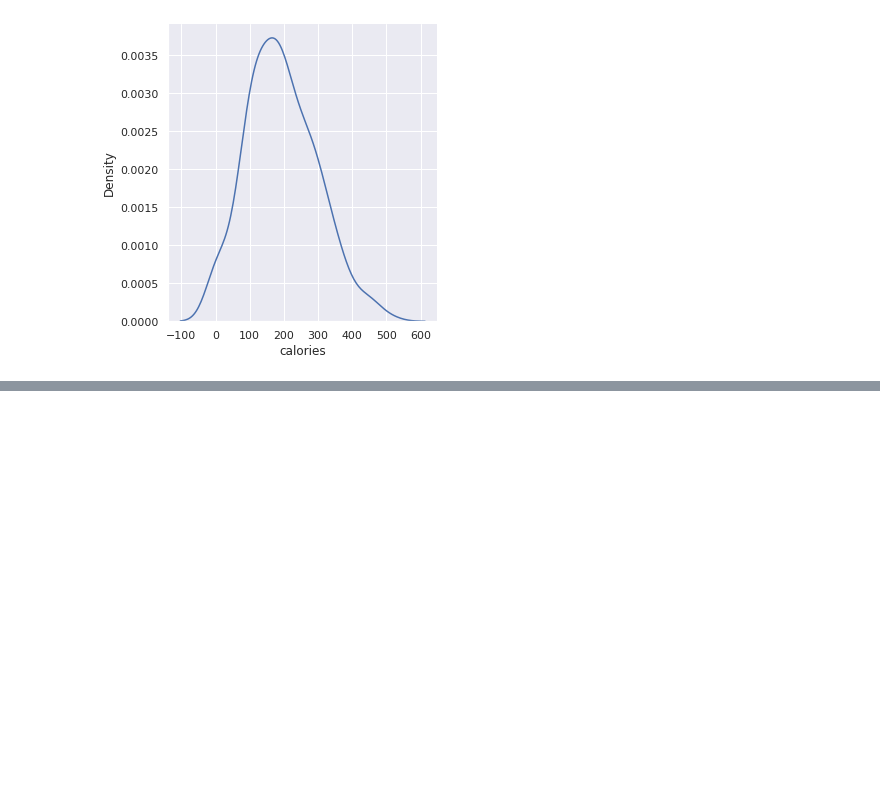
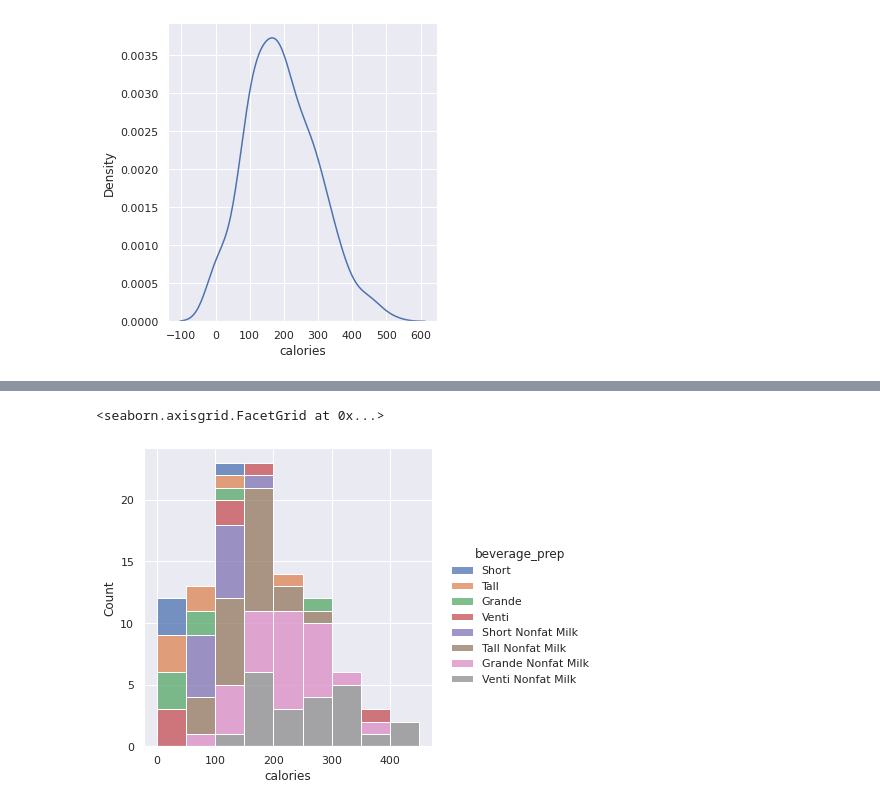
Before and after one commit to DhanyaNar/mdst_checkpoints_w2021, a Jupyter notebook: checkpoint2/checkpoint2a.ipynb, the cells around one changed output, grey strips where cells are left out. Cells and saved outputs as stored; diff of their text form; code cells hidden in the pictures; blank space fills up the shorter version.

```diff
--- a/checkpoint2/checkpoint2a.ipynb
+++ b/checkpoint2/checkpoint2a.ipynb
@@ -157,0 +169,5 @@ sns.scatterplot(data=df, x="calories", y="total fat ")
+# %%
+sns.displot(data=df_stgv, x="calories", hue="beverage_prep", multiple="stack")
+# %% [output]
+<seaborn.axisgrid.FacetGrid at 0x...>
+[figure, added]
```
Also changed, not shown: parts of 6 cells of this notebook, 1 other file.
